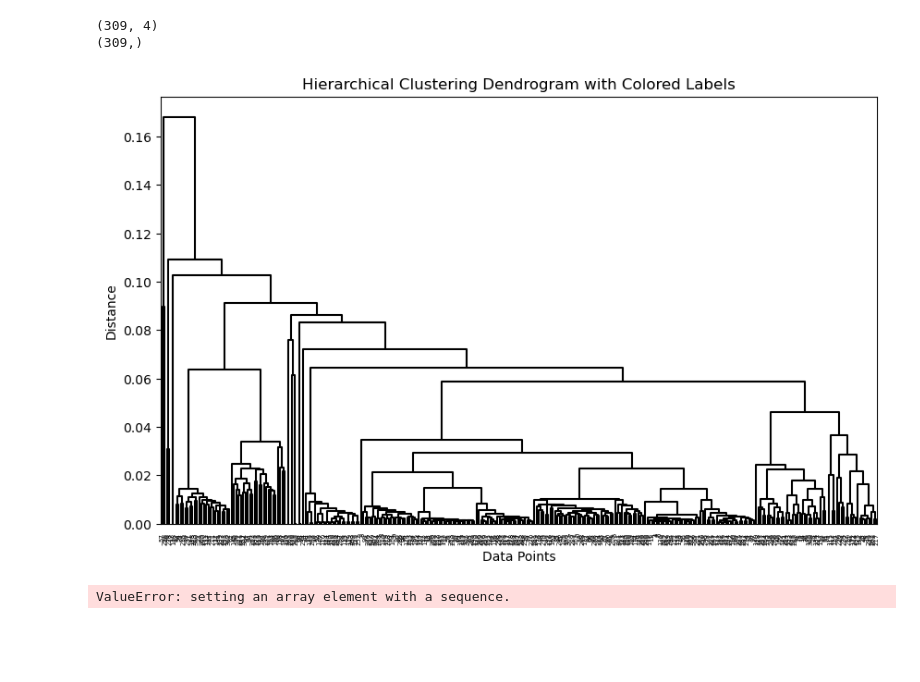
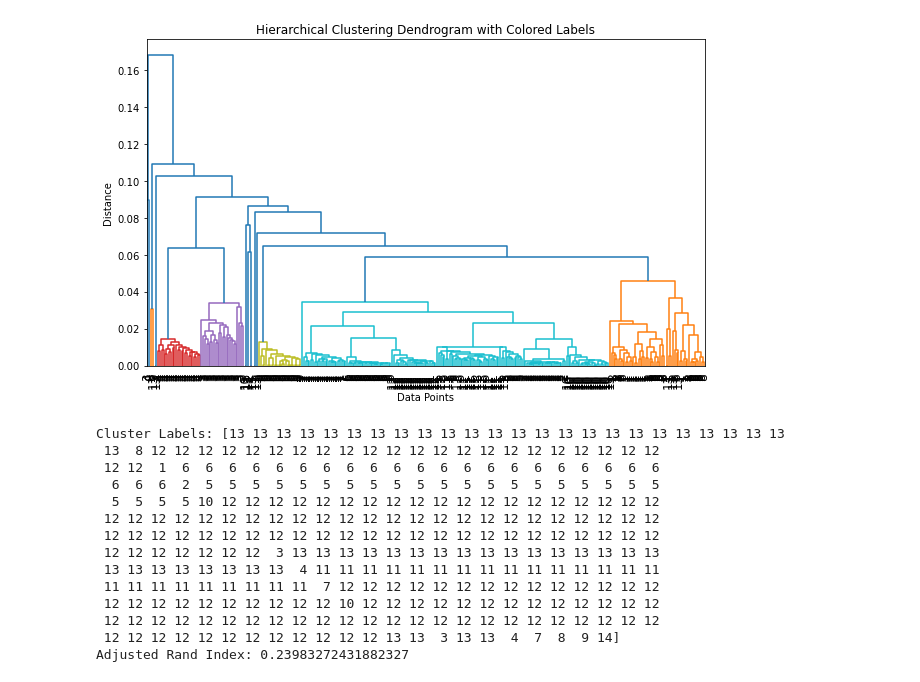
Before and after one commit to laubachb/chimes_CGD-myLLFork, a Jupyter notebook: dissimilarity_clustering/allFrames_hc.ipynb, the cells around one changed output. Cells and saved outputs as stored; diff of their text form; code cells hidden in the pictures; blank space fills up the shorter version.

Commit message:
Updated all frames code
having accuracy issues with full frame clustering. Consult Lindsey for further advice

```diff
--- a/dissimilarity_clustering/allFrames_hc.ipynb
+++ b/dissimilarity_clustering/allFrames_hc.ipynb
@@ -1,8 +1,9 @@
 # %%
 import os
 import numpy as np
-from scipy.cluster.hierarchy import linkage, dendrogram
+from scipy.cluster.hierarchy import linkage, dendrogram, fcluster
 import matplotlib.pyplot as plt
+from sklearn.metrics import adjusted_rand_score
 
 # Specify the directory containing your files
 directory_path = "all_pd"
@@ -14,48 +15,59 @@ labels_list = []  # List to store labels
 # Iterate through each file in the directory
 for i, filename in enumerate(os.listdir(directory_path)):
     if filename.endswith('.hist'):
         # Construct the full file path
         file_path = os.path.join(directory_path, filename)
 
         # Load the data from the file
         data = np.loadtxt(file_path)
 
         # Extract the second column into a list and append to the master list
         second_column = data[:, 1].tolist()
         master_list.append(second_column)
 
         # Assign labels based on the condition
         label = (i // 25) % 13 + 1
         labels_list.append(label)
 
 # Convert the master list to a NumPy array
 master_array = np.array(master_list)
-labels_list.pop()
 
 # Perform hierarchical clustering
 linkage_matrix = linkage(master_array, method='average')  # You can choose a different method
-print(np.shape(linkage_matrix))
-print(np.shape(labels_list))
-# Function to get color based on labels
-def get_color(label):
-    color_map = plt.cm.get_cmap('viridis', len(set(labels_list)))  # You can choose a different colormap
-    return color_map(label - 1)  # Adjust label values if needed
 
-# Function to apply colors based on labels
-def link_color_func(x):
-    if x < len(labels_list):
-        label = labels_list[x]
-        return get_color(label)
-    return 'black'  # Default color for out-of-range indices
+color_threshold=0.05
+
 # Plot the dendrogram with colored labels
 plt.figure(figsize=(10, 6))
-dendrogram(linkage_matrix, orientation='top', link_color_func=link_color_func)
+dendrogram(linkage_matrix, labels=labels_list, color_threshold=color_threshold, leaf_font_size=12)  # Adjust the color_threshold as needed
 plt.title('Hierarchical Clustering Dendrogram with Colored Labels')
 plt.xlabel('Data Points')
 plt.ylabel('Distance')
 plt.show()
+
+# Get cluster labels based on the chosen color_threshold
+clusters = fcluster(linkage_matrix, t=color_threshold, criterion='distance')
+
+# Display the cluster labels
+print("Cluster Labels:", clusters)
+
+# Calculate the Adjusted Rand Index
+ari = adjusted_rand_score(labels_list, clusters)
+# Print the Adjusted Rand Index
+print("Adjusted Rand Index:", ari)
 # %% [output]
+[figure, new version]
-(309, 4)
-(309,)
+Cluster Labels: [13 13 13 13 13 13 13 13 13 13 13 13 13 13 13 13 13 13 13 13 13 13 13 13
+ 13  8 12 12 12 12 12 12 12 12 12 12 12 12 12 12 12 12 12 12 12 12 12 12
+ 12 12  1  6  6  6  6  6  6  6  6  6  6  6  6  6  6  6  6  6  6  6  6  6
+  6  6  6  2  5  5  5  5  5  5  5  5  5  5  5  5  5  5  5  5  5  5  5  5
+  5  5  5  5 10 12 12 12 12 12 12 12 12 12 12 12 12 12 12 12 12 12 12 12
+ 12 12 12 12 12 12 12 12 12 12 12 12 12 12 12 12 12 12 12 12 12 12 12 12
+ 12 12 12 12 12 12 12 12 12 12 12 12 12 12 12 12 12 12 12 12 12 12 12 12
+ 12 12 12 12 12 12 12  3 13 13 13 13 13 13 13 13 13 13 13 13 13 13 13 13
+ 13 13 13 13 13 13 13 13  4 11 11 11 11 11 11 11 11 11 11 11 11 11 11 11
+ 11 11 11 11 11 11 11 11 11  7 12 12 12 12 12 12 12 12 12 12 12 12 12 12
+ 12 12 12 12 12 12 12 12 12 12 10 12 12 12 12 12 12 12 12 12 12 12 12 12
+ 12 12 12 12 12 12 12 12 12 12 12 12 12 12 12 12 12 12 12 12 12 12 12 12
+ 12 12 12 12 12 12 12 12 12 12 12 12 13 13  3 13 13  4  7  8  9 14]
+Adjusted Rand Index: 0.23983272431882327
-[figure, old version]
-ValueError: setting an array element with a sequence.
```
Also changed, not shown: parts of 2 cells of this notebook.
